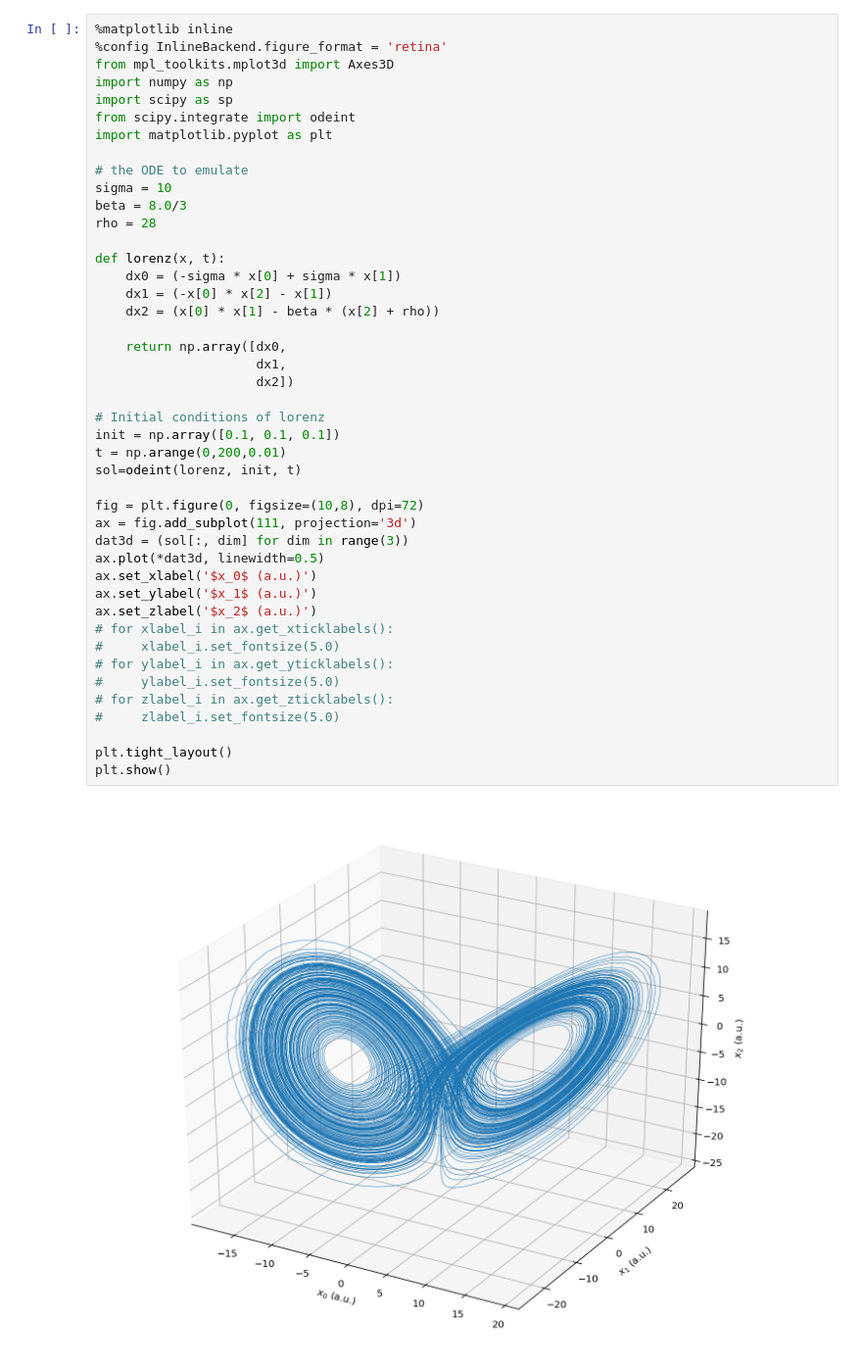
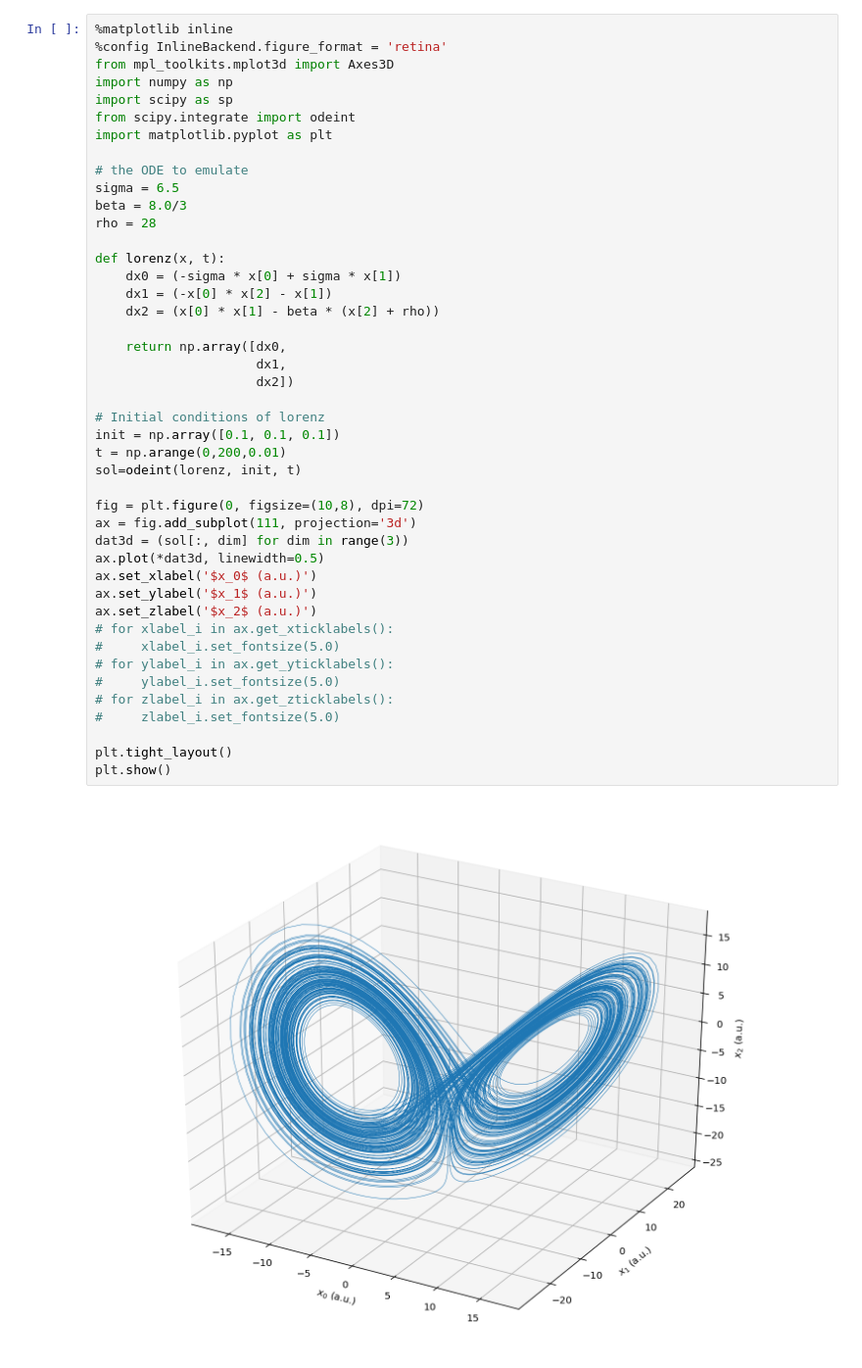
Before and after one commit to atait/nengo, a Jupyter notebook: examples/lightwave_stuff/Lorenz_odeint.ipynb, the cells around one changed output. Shown at 98% size. Drawn from its saved outputs; the diff is of its cells as text.

Commit message:
changed sigma in odeint

```diff
--- a/examples/lightwave_stuff/Lorenz_odeint.ipynb
+++ b/examples/lightwave_stuff/Lorenz_odeint.ipynb
@@ -8,7 +8,7 @@ from scipy.integrate import odeint
 import matplotlib.pyplot as plt
 
 # the ODE to emulate
-sigma = 10
+sigma = 6.5
 beta = 8.0/3
 rho = 28
 
@@ -16,31 +16,31 @@ def lorenz(x, t):
     dx0 = (-sigma * x[0] + sigma * x[1])
     dx1 = (-x[0] * x[2] - x[1])
     dx2 = (x[0] * x[1] - beta * (x[2] + rho))
 
     return np.array([dx0,
                      dx1,
                      dx2])
 
 # Initial conditions of lorenz
 init = np.array([0.1, 0.1, 0.1])
 t = np.arange(0,200,0.01)
 sol=odeint(lorenz, init, t)
 
 fig = plt.figure(0, figsize=(10,8), dpi=72)
 ax = fig.add_subplot(111, projection='3d')
 dat3d = (sol[:, dim] for dim in range(3))
 ax.plot(*dat3d, linewidth=0.5)
 ax.set_xlabel('$x_0$ (a.u.)')
 ax.set_ylabel('$x_1$ (a.u.)')
 ax.set_zlabel('$x_2$ (a.u.)')
 # for xlabel_i in ax.get_xticklabels():
 #     xlabel_i.set_fontsize(5.0)
 # for ylabel_i in ax.get_yticklabels():
 #     ylabel_i.set_fontsize(5.0)
 # for zlabel_i in ax.get_zticklabels():
 #     zlabel_i.set_fontsize(5.0)
 
 plt.tight_layout()
 plt.show()
 # %% [output]
-[figure, old version]
+[figure, new version]
```
Also changed, not shown: 1 other file.
